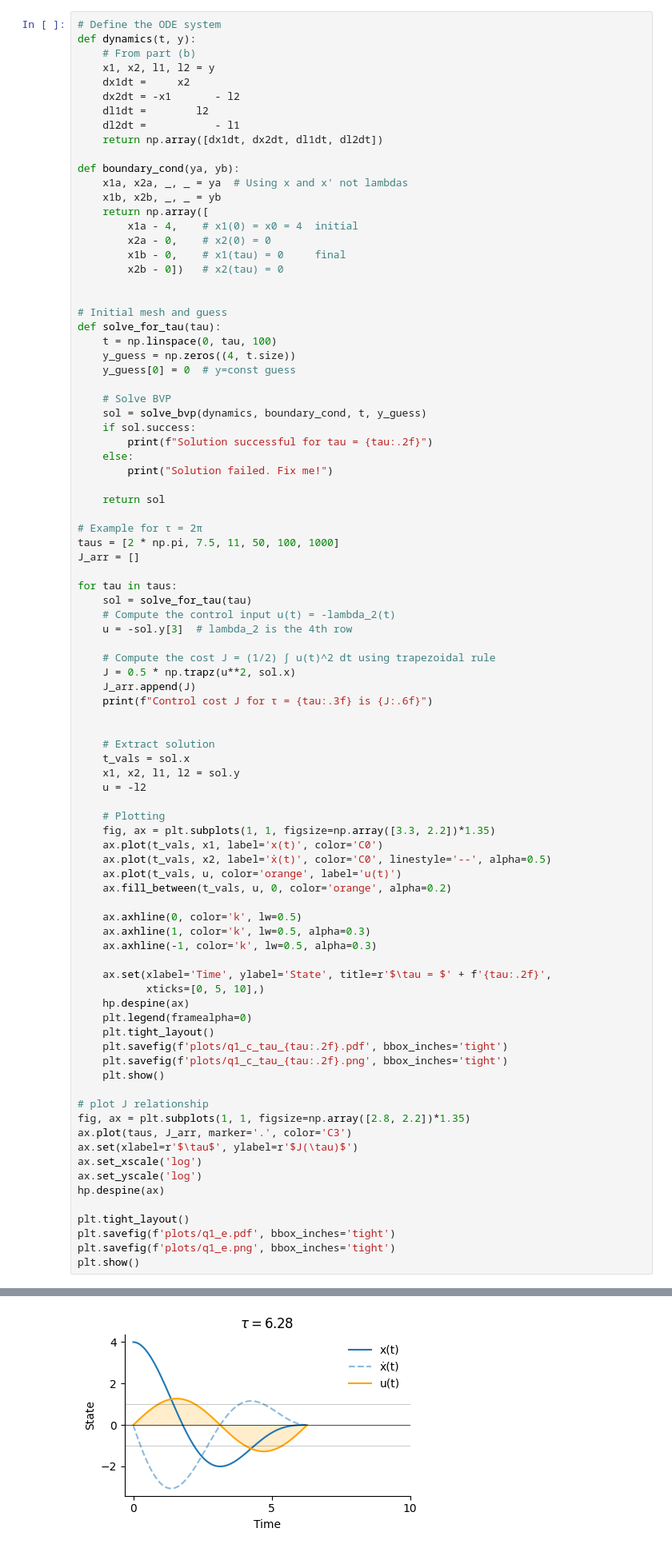
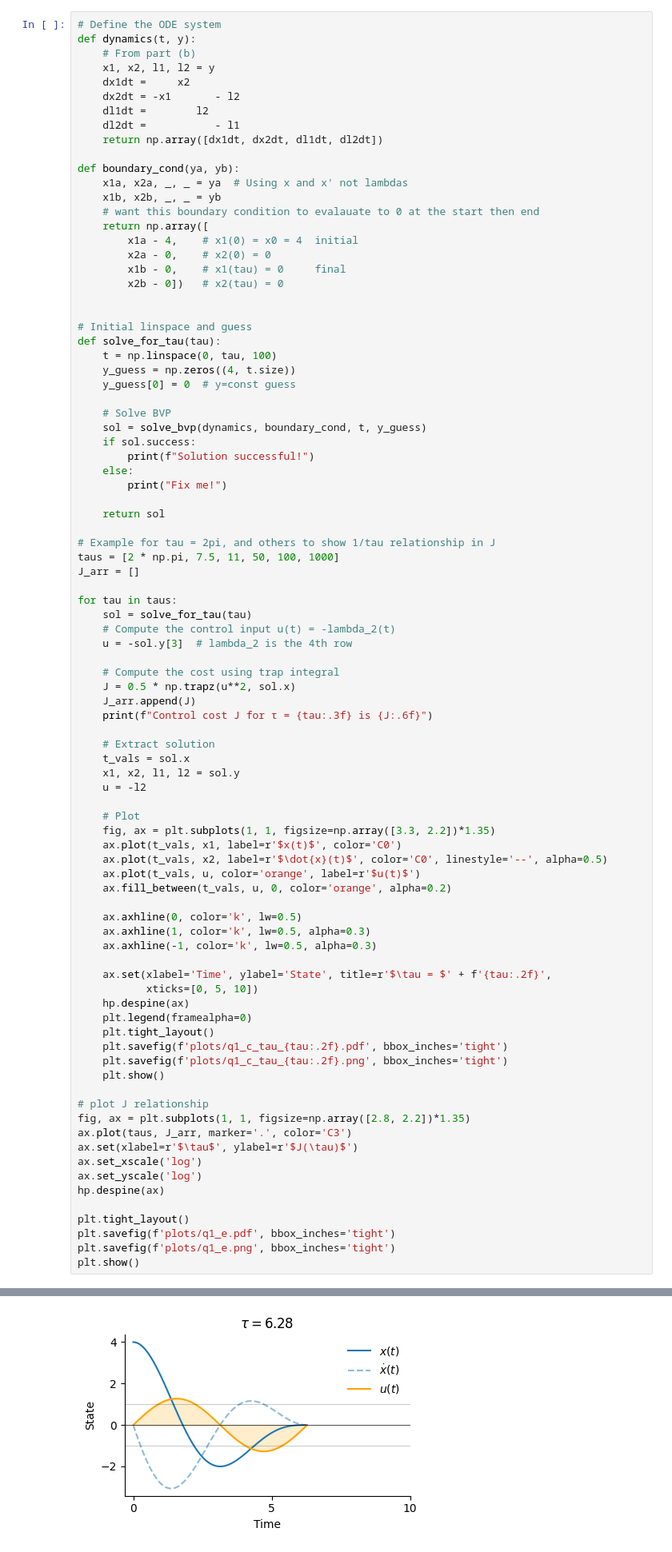
Before and after one commit to Ham0osh/phys_445, a Jupyter notebook: PHYS 887/A2.ipynb, the cells around one changed output, grey strips where cells are left out. Shown at 80% size. Saved outputs shown, nothing was run; the diff lists cells and outputs as text.

```diff
--- a/PHYS 887/A2.ipynb
+++ b/PHYS 887/A2.ipynb
@@ -17,6 +19,7 @@ def dynamics(t, y):
 def boundary_cond(ya, yb):
     x1a, x2a, _, _ = ya  # Using x and x' not lambdas
     x1b, x2b, _, _ = yb
+    # want this boundary condition to evalauate to 0 at the start then end
     return np.array([
         x1a - 4,    # x1(0) = x0 = 4  initial
         x2a - 0,    # x2(0) = 0
@@ -24,7 +27,7 @@ def boundary_cond(ya, yb):
         x2b - 0])   # x2(tau) = 0
 
 
-# Initial mesh and guess
+# Initial linspace and guess
 def solve_for_tau(tau):
     t = np.linspace(0, tau, 100)
     y_guess = np.zeros((4, t.size))
@@ -33,13 +36,13 @@ def solve_for_tau(tau):
     # Solve BVP
     sol = solve_bvp(dynamics, boundary_cond, t, y_guess)
     if sol.success:
-        print(f"Solution successful for tau = {tau:.2f}")
+        print(f"Solution successful!")
     else:
-        print("Solution failed. Fix me!")
+        print("Fix me!")
 
     return sol
 
-# Example for τ = 2π
+# Example for tau = 2pi, and others to show 1/tau relationship in J
 taus = [2 * np.pi, 7.5, 11, 50, 100, 1000]
 J_arr = []
 
@@ -48,22 +51,21 @@ for tau in taus:
     # Compute the control input u(t) = -lambda_2(t)
     u = -sol.y[3]  # lambda_2 is the 4th row
 
-    # Compute the cost J = (1/2) ∫ u(t)^2 dt using trapezoidal rule
+    # Compute the cost using trap integral
     J = 0.5 * np.trapz(u**2, sol.x)
     J_arr.append(J)
     print(f"Control cost J for τ = {tau:.3f} is {J:.6f}")
-
 
     # Extract solution
     t_vals = sol.x
     x1, x2, l1, l2 = sol.y
     u = -l2
 
-    # Plotting
+    # Plot
     fig, ax = plt.subplots(1, 1, figsize=np.array([3.3, 2.2])*1.35)
-    ax.plot(t_vals, x1, label='x(t)', color='C0')
-    ax.plot(t_vals, x2, label='ẋ(t)', color='C0', linestyle='--', alpha=0.5)
-    ax.plot(t_vals, u, color='orange', label='u(t)')
+    ax.plot(t_vals, x1, label=r'$x(t)$', color='C0')
+    ax.plot(t_vals, x2, label=r'$\dot{x}(t)$', color='C0', linestyle='--', alpha=0.5)
+    ax.plot(t_vals, u, color='orange', label=r'$u(t)$')
     ax.fill_between(t_vals, u, 0, color='orange', alpha=0.2)
 
     ax.axhline(0, color='k', lw=0.5)
@@ -71,7 +73,7 @@ for tau in taus:
     ax.axhline(-1, color='k', lw=0.5, alpha=0.3)
 
     ax.set(xlabel='Time', ylabel='State', title=r'$\tau = $' + f'{tau:.2f}',
-           xticks=[0, 5, 10],)
+           xticks=[0, 5, 10])
     hp.despine(ax)
     plt.legend(framealpha=0)
     plt.tight_layout()
@@ -96,2 +98,2 @@ Solution successful for tau = 6.28
 Control cost J for τ = 6.283 is 2.546480
-[figure, old version]
+[figure, new version]
```
Also changed, not shown: parts of 8 cells of this notebook, 23 other files.
